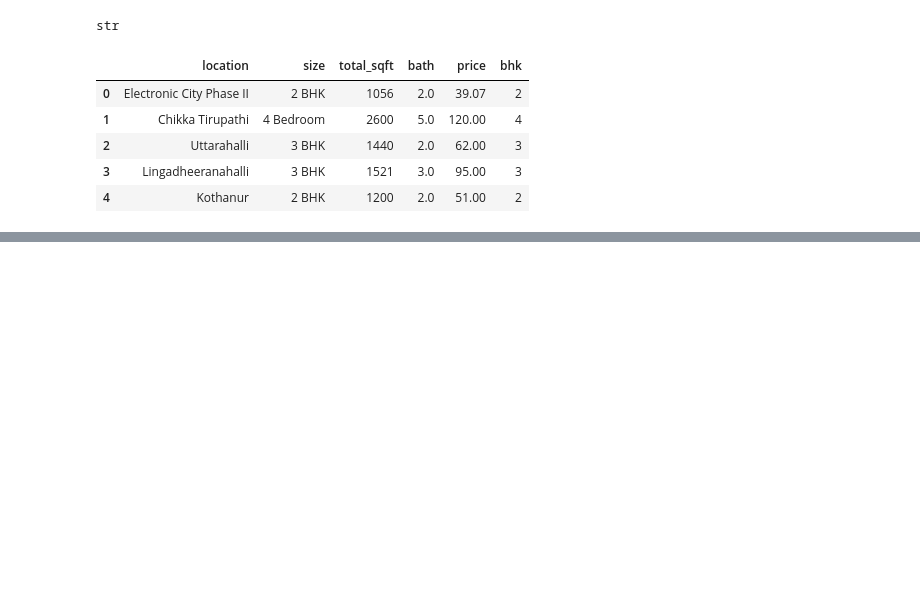
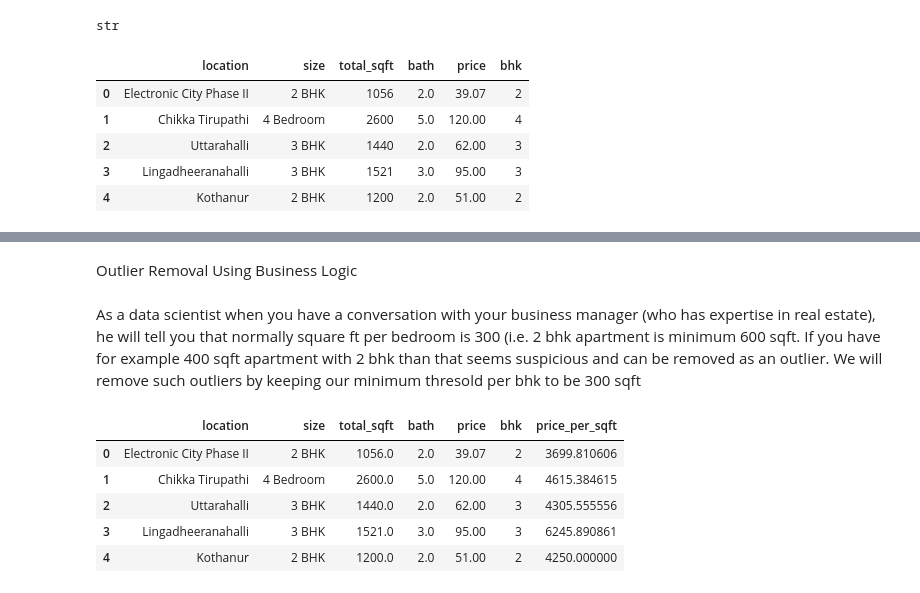
Before and after one commit to subsain/python_files, a Jupyter notebook: d8_d12/ml.ipynb, the cells around one changed output, grey strips where cells are left out. Cells and saved outputs as stored; diff of their text form; code cells hidden in the pictures; blank space fills up the shorter version.

```diff
--- a/d8_d12/ml.ipynb
+++ b/d8_d12/ml.ipynb
@@ -143,0 +274,13 @@ str
+# %% [markdown]
+Outlier Removal Using Business Logic
+# %% [markdown]
+As a data scientist when you have a conversation with your business manager (who has expertise in real estate), he will tell you that normally square ft per bedroom is 300 (i.e. 2 bhk apartment is minimum 600 sqft. If you have for example 400 sqft apartment with 2 bhk than that seems suspicious and can be removed as an outlier. We will remove such outliers by keeping our minimum thresold per bhk to be 300 sqft
+# %%
+df3.head(5)
+# %% [output]
+|  | location | size | total_sqft | bath | price | bhk | price_per_sqft |
+| 0 | Electronic City Phase II | 2 BHK | 1056.0 | 2.0 | 39.07 | 2 | 3699.810606 |
+| 1 | Chikka Tirupathi | 4 Bedroom | 2600.0 | 5.0 | 120.00 | 4 | 4615.384615 |
+| 2 | Uttarahalli | 3 BHK | 1440.0 | 2.0 | 62.00 | 3 | 4305.555556 |
+| 3 | Lingadheeranahalli | 3 BHK | 1521.0 | 3.0 | 95.00 | 3 | 6245.890861 |
+| 4 | Kothanur | 2 BHK | 1200.0 | 2.0 | 51.00 | 2 | 4250.000000 |
```
Also changed, not shown: parts of 36 cells of this notebook, 1 other file.
